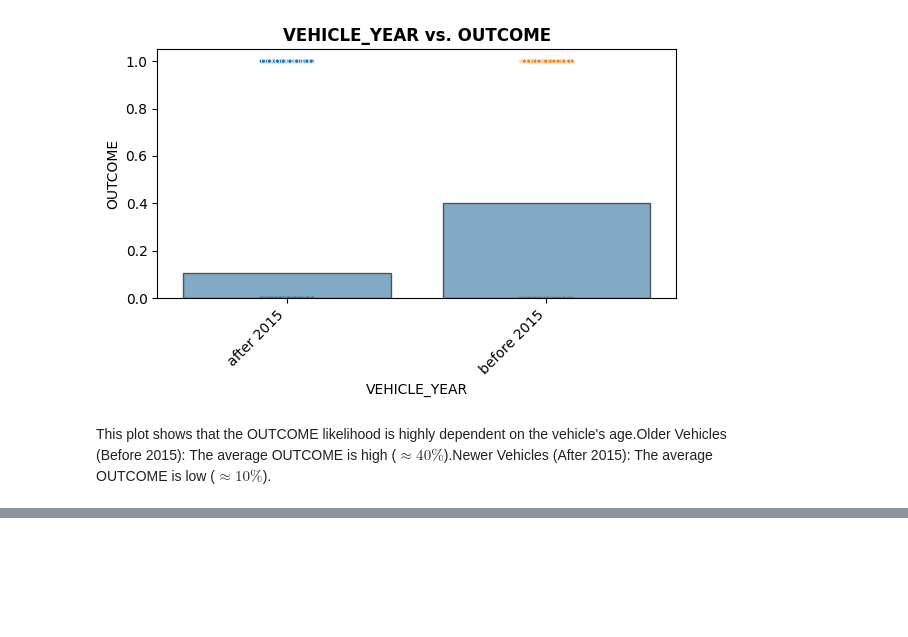
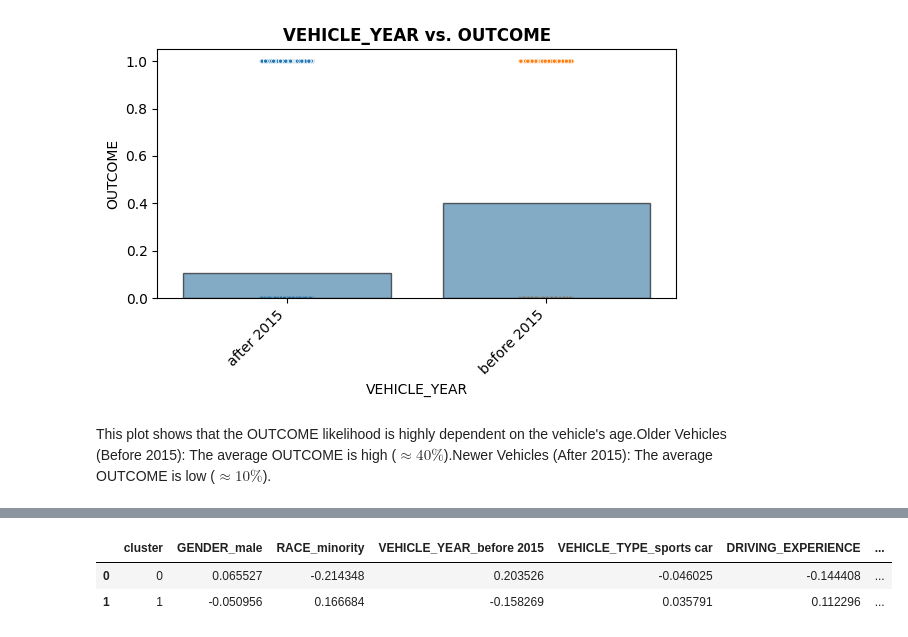
Before and after one commit to farahwadya/Car-insurance-intermediate-machine-learning-project, a Jupyter notebook: Car_insurance_prj.ipynb, the cells around one changed output, grey strips where cells are left out. Cells and saved outputs as stored; diff of their text form; code cells hidden in the pictures; blank space fills up the shorter version.

```diff
--- a/Car_insurance_prj.ipynb
+++ b/Car_insurance_prj.ipynb
@@ -671,0 +778,7 @@ This plot shows that the OUTCOME likelihood is highly dependent on the vehicle's
+# %%
+cluster_groups = df_scaled.groupby('cluster', as_index=False).mean()
+cluster_groups
+# %% [output]
+|  | cluster | GENDER_male | RACE_minority | VEHICLE_YEAR_before 2015 | VEHICLE_TYPE_sports car | DRIVING_EXPERIENCE | ... |
+| 0 | 0 | 0.065527 | -0.214348 | 0.203526 | -0.046025 | -0.144408 | ... |
+| 1 | 1 | -0.050956 | 0.166684 | -0.158269 | 0.035791 | 0.112296 | ... |
```
Also changed, not shown: parts of 14 cells of this notebook.
